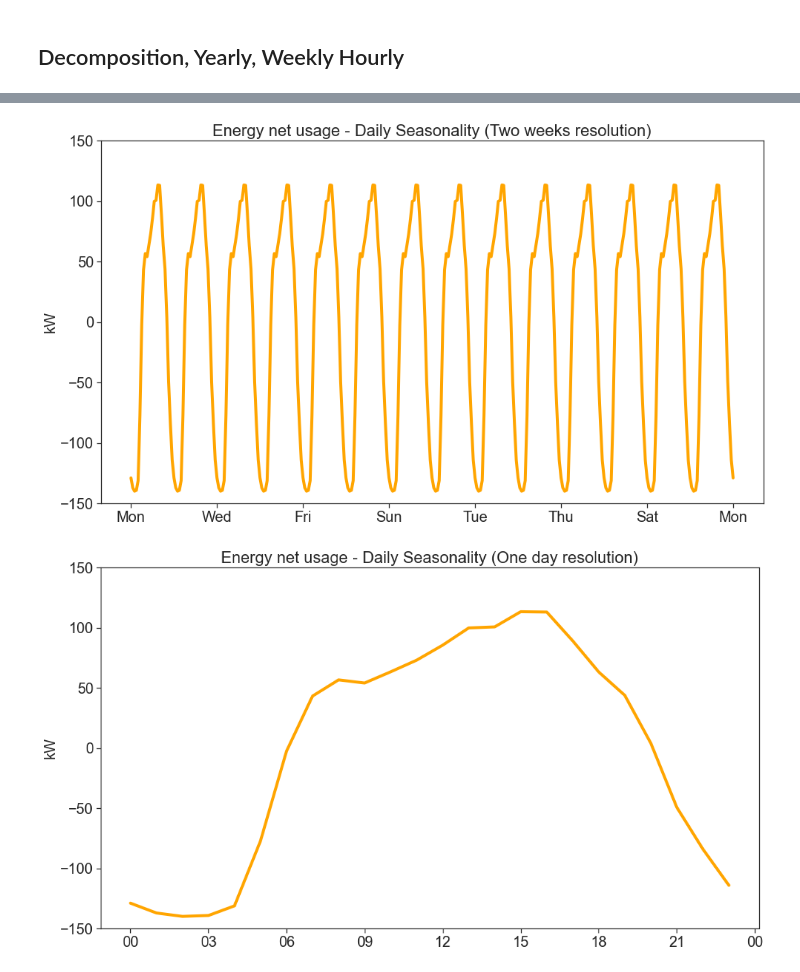
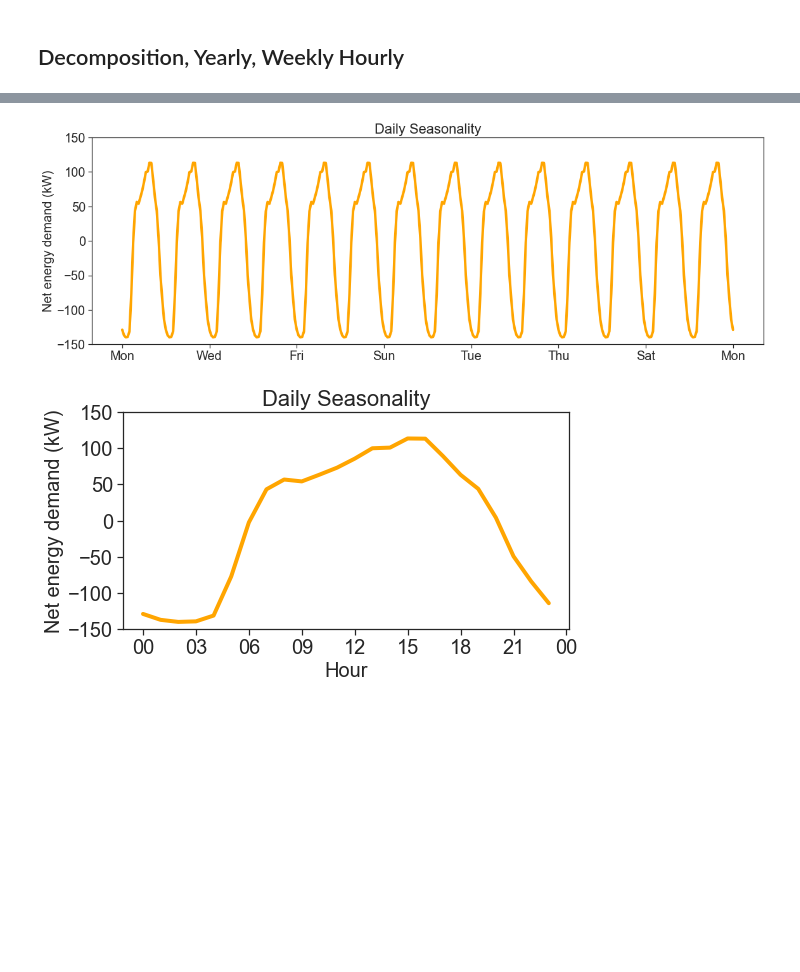
Before and after one commit to erickCantu/TheGreenCitySolutionsGroup, a Jupyter notebook: notebooks/EDA_Weekly_Decomposition.ipynb, the cells around one changed output, grey strips where cells are left out. Cells and saved outputs as stored; diff of their text form; code cells hidden in the pictures; blank space fills up the shorter version.

```diff
--- a/notebooks/EDA_Weekly_Decomposition.ipynb
+++ b/notebooks/EDA_Weekly_Decomposition.ipynb
@@ -218,27 +219,27 @@ fig.savefig('../images/montly_seasonality_net_energy_usage_final_presentation.pn
 # %%
-fig, ax = plt.subplots(figsize=(16,9))
+fig, ax = plt.subplots(figsize=(19,6))
 ax = sns.lineplot(x = df['datetime'], y = df['hourly_rolling'][24*5:(24*5+1)+14*24], color = COLOR_SUMMER, linewidth=4)
 plt.ylim(-150, 150)
 plt.xlabel('', fontsize=font_size)
-plt.ylabel('kW', fontsize= font_size)
-plt.title('Energy net usage - Daily Seasonality (Two weeks resolution)', fontsize= font_size+2)
+plt.ylabel('Net energy demand (kW)', fontsize= font_size)
+plt.title('Daily Seasonality', fontsize= font_size+2)
 plt.xticks(fontsize=font_size)
 plt.yticks(fontsize=font_size)
 ax.tick_params(axis='x', which='major', bottom=True)
 ax.tick_params(axis='y', which='major', left=True)
 
 # ax.set(title='Energy net usage - Daily Seasonality (One week resolution)', xlabel='Month-Day', ylabel='kWh')
 ax.xaxis.set_major_formatter(date_form)
 fig.savefig('../images/daily_seasonality_net_energy_usage_final_presentation.png', dpi=450, bbox_inches='tight');
 # %% [output]
-[figure, old version]
+[figure, new version]
 # %%
-fig, ax = plt.subplots(figsize=(16,9))
+fig, ax = plt.subplots(figsize=(8,4))
 ax = sns.lineplot(x = df['datetime'], y = df['hourly_rolling'][24*5:(24*6)], color = COLOR_SUMMER, linewidth=4)
 plt.ylim(-150, 150)
-plt.xlabel('', fontsize=font_size)
-plt.ylabel('kW', fontsize= font_size)
-plt.title('Energy net usage - Daily Seasonality (One day resolution)', fontsize= font_size+2)
+plt.xlabel('Hour', fontsize=font_size)
+plt.ylabel('Net energy demand (kW)', fontsize= font_size)
+plt.title('Daily Seasonality', fontsize= font_size+2)
 plt.xticks(fontsize=font_size)
 plt.yticks(fontsize=font_size)
 ax.tick_params(axis='x', which='major', bottom=True)
@@ -248,7 +249,7 @@ ax.tick_params(axis='y', which='major', left=True)
 ax.xaxis.set_major_formatter(DateFormatter("%H"))
 fig.savefig('../images/daily_seasonality_net_energy_usage_one_day_final_presentation.png', dpi=450, bbox_inches='tight');
 # %% [output]
-[figure, old version]
+[figure, new version]
 # %%
 # fig, ax = plt.subplots()
 # ax = sns.lineplot(x = df['datetime'], y =df['decom_H'][24:25+24*29], color = COLOR_SPRING)
```
Also changed, not shown: parts of 2 cells of this notebook, 5 other files.
